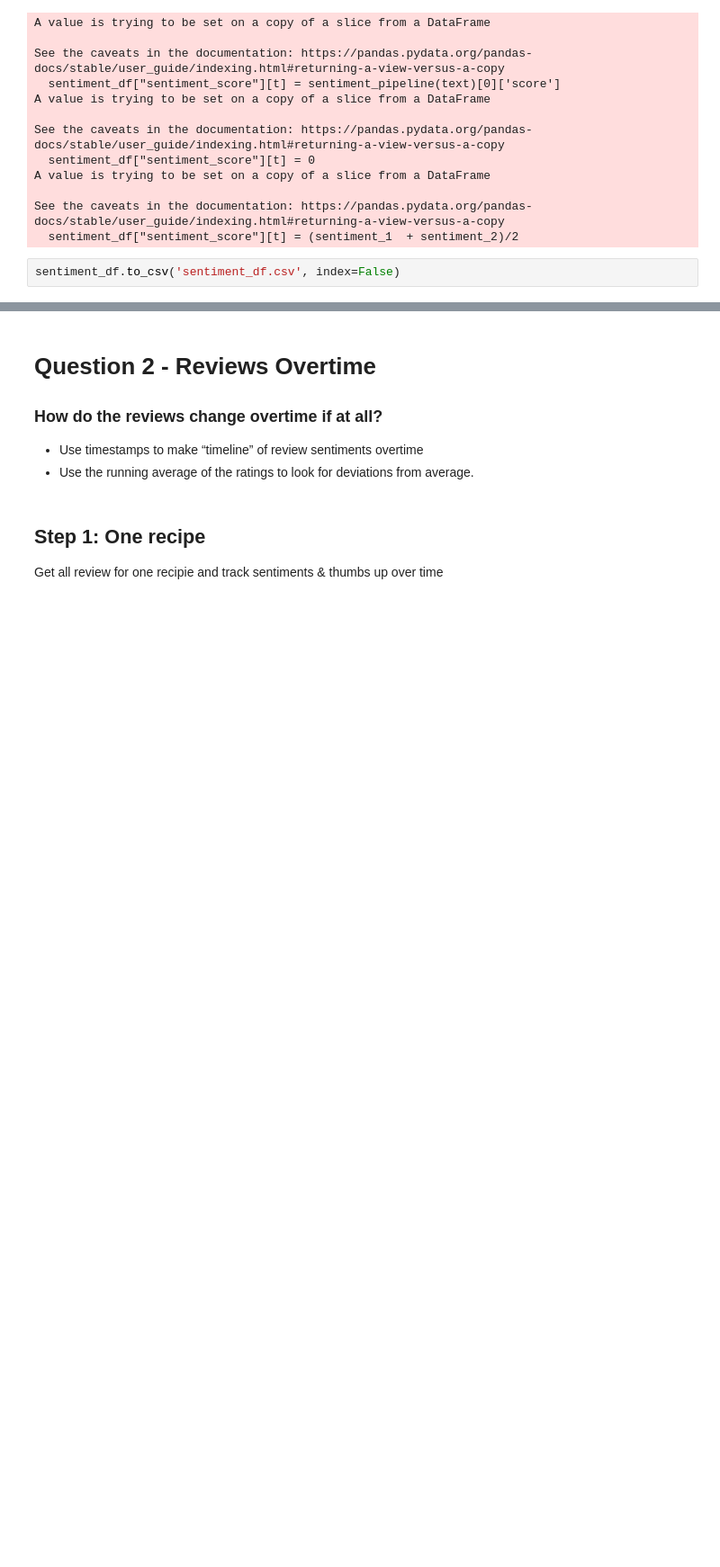
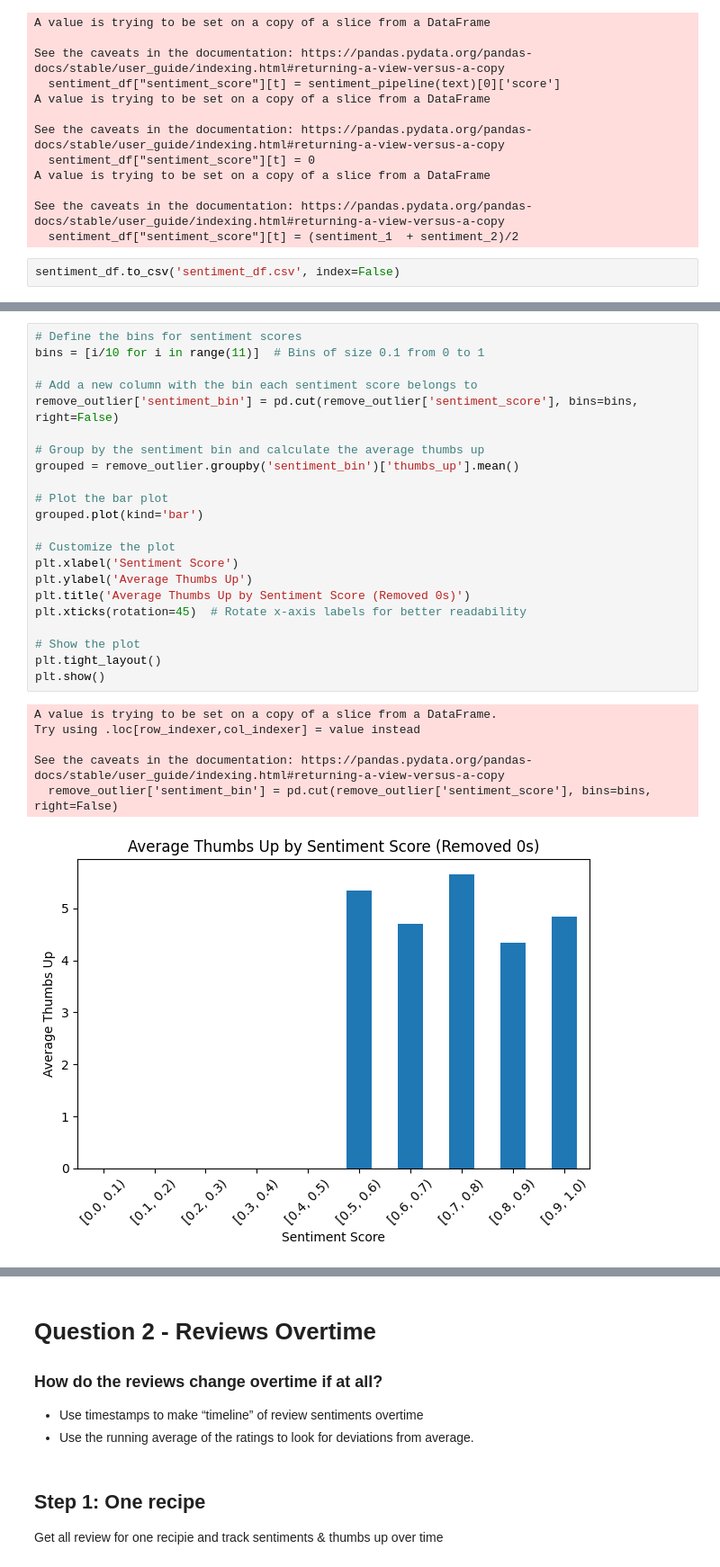
Before and after one commit to victoriab027/RecipeReviews, a Jupyter notebook: notebook.ipynb, the cells around one changed output, grey strips where cells are left out. Shown at 90% size. Cells and saved outputs as stored; diff of their text form; blank space fills up the shorter version.

```diff
--- a/notebook.ipynb
+++ b/notebook.ipynb
@@ -118,0 +204,29 @@ sentiment_df.to_csv('sentiment_df.csv', index=False)
+# %%
+# Define the bins for sentiment scores
+bins = [i/10 for i in range(11)]  # Bins of size 0.1 from 0 to 1
+
+# Add a new column with the bin each sentiment score belongs to
+remove_outlier['sentiment_bin'] = pd.cut(remove_outlier['sentiment_score'], bins=bins, right=False)
+
+# Group by the sentiment bin and calculate the average thumbs up
+grouped = remove_outlier.groupby('sentiment_bin')['thumbs_up'].mean()
+
+# Plot the bar plot
+grouped.plot(kind='bar')
+
+# Customize the plot
+plt.xlabel('Sentiment Score')
+plt.ylabel('Average Thumbs Up')
+plt.title('Average Thumbs Up by Sentiment Score (Removed 0s)')
+plt.xticks(rotation=45)  # Rotate x-axis labels for better readability
+
+# Show the plot
+plt.tight_layout()
+plt.show()
+# %% [output]
+A value is trying to be set on a copy of a slice from a DataFrame.
+Try using .loc[row_indexer,col_indexer] = value instead
+
+See the caveats in the documentation: https://pandas.pydata.org/pandas-docs/stable/user_guide/indexing.html#returning-a-view-versus-a-copy
+  remove_outlier['sentiment_bin'] = pd.cut(remove_outlier['sentiment_score'], bins=bins, right=False)
+[figure, added]
```
Also changed, not shown: parts of 13 cells of this notebook.
